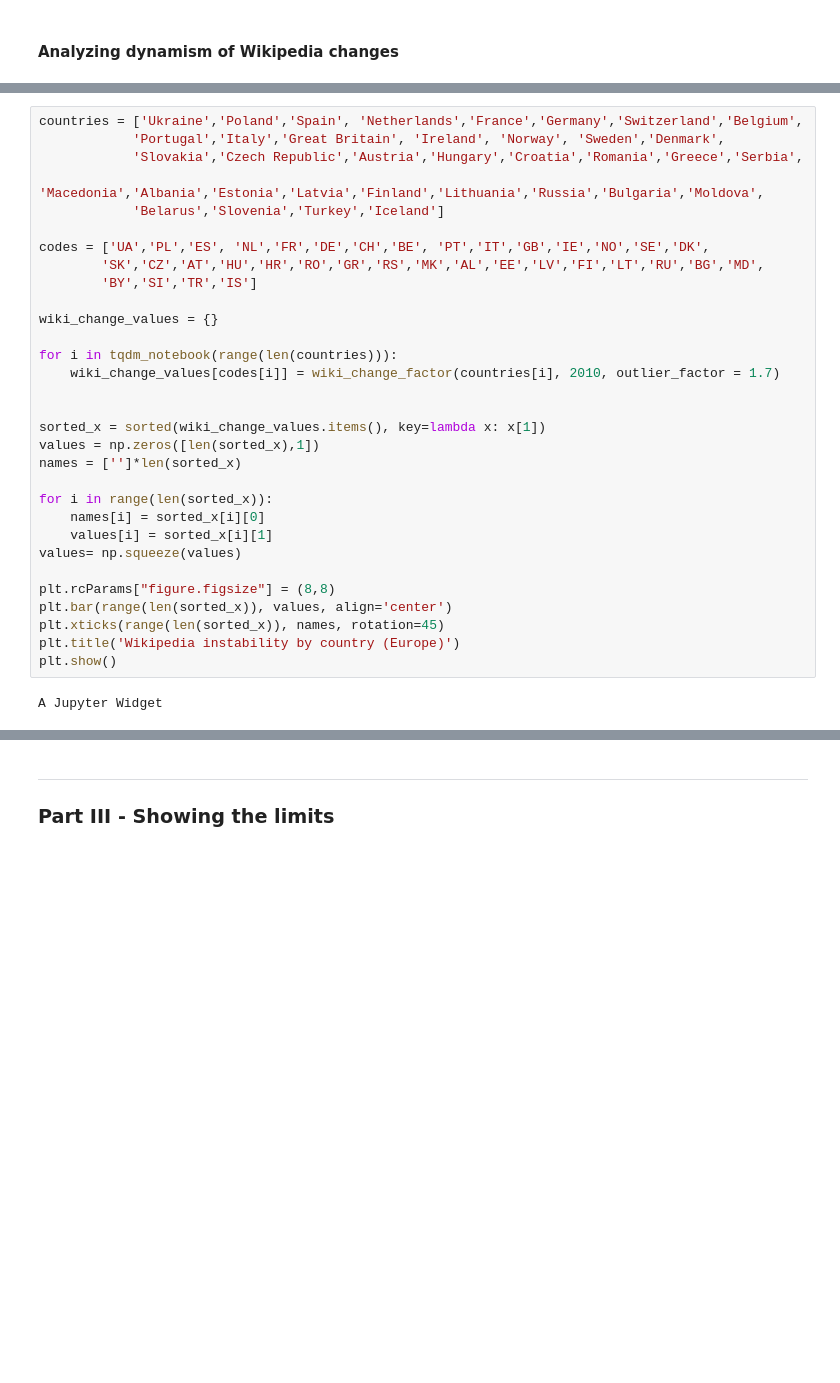
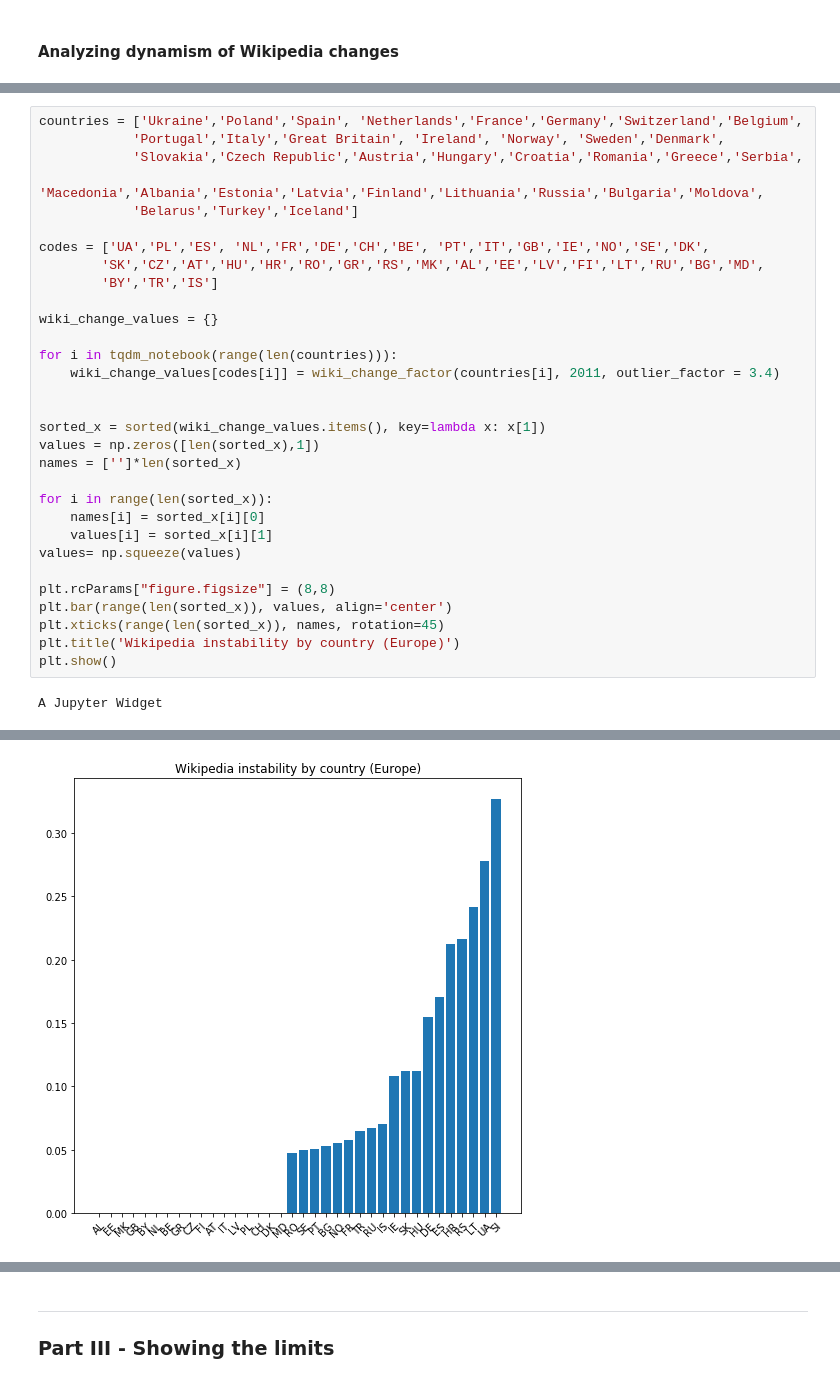
Before and after one commit to Amaumaury/ada-2017, a Jupyter notebook: project/Milestone2.ipynb, the cells around one changed output, grey strips where cells are left out. Saved outputs shown, nothing was run; the diff lists cells and outputs as text; blank space fills up the shorter version.

```diff
--- a/project/Milestone2.ipynb
+++ b/project/Milestone2.ipynb
@@ -136,16 +150,16 @@ countries = ['Ukraine','Poland','Spain', 'Netherlands','France','Germany','Switz
             'Portugal','Italy','Great Britain', 'Ireland', 'Norway', 'Sweden','Denmark',
             'Slovakia','Czech Republic','Austria','Hungary','Croatia','Romania','Greece','Serbia',
             'Macedonia','Albania','Estonia','Latvia','Finland','Lithuania','Russia','Bulgaria','Moldova',
-            'Belarus','Slovenia','Turkey','Iceland']
+            'Belarus','Turkey','Iceland']
 
 codes = ['UA','PL','ES', 'NL','FR','DE','CH','BE', 'PT','IT','GB','IE','NO','SE','DK',
         'SK','CZ','AT','HU','HR','RO','GR','RS','MK','AL','EE','LV','FI','LT','RU','BG','MD',
-        'BY','SI','TR','IS']
+        'BY','TR','IS']
 
 wiki_change_values = {}
 
 for i in tqdm_notebook(range(len(countries))):
-    wiki_change_values[codes[i]] = wiki_change_factor(countries[i], 2010, outlier_factor = 1.7)
+    wiki_change_values[codes[i]] = wiki_change_factor(countries[i], 2011, outlier_factor = 3.4)
 
 
 sorted_x = sorted(wiki_change_values.items(), key=lambda x: x[1])
@@ -168,3 +190,4 @@ KeyboardInterrupt:
+[figure, added]
 # %% [markdown]
 We could observe, that  as expected some very developed and stable countries have very stable wikipedia, and the less stable also less stable wikipedia. However we could observe some interesting facts for some nations:
 - Ukraine has lots of instability due to war
```
Also changed, not shown: parts of 15 cells of this notebook, 2 other files.
